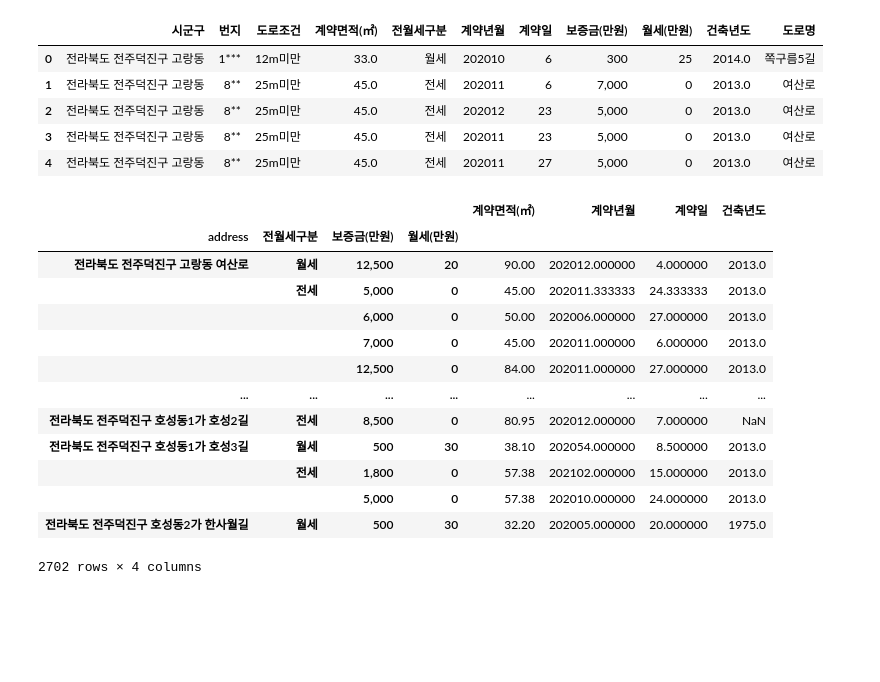
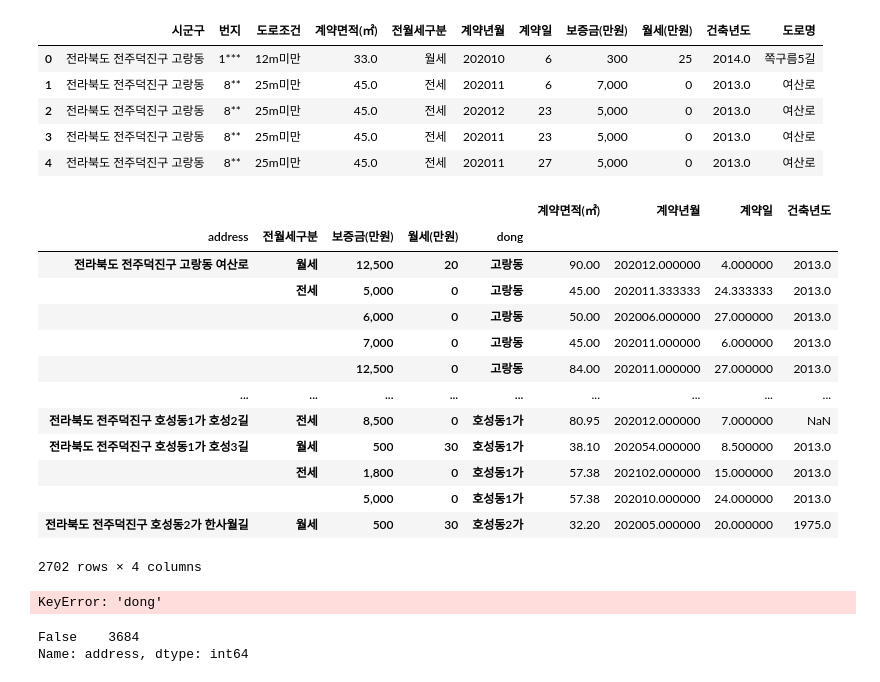
Before and after one commit to good5229/jeonju-contest, a Jupyter notebook: Analysis.ipynb, the cells around one changed output. Cells and saved outputs as stored; diff of their text form; code cells hidden in the pictures; blank space fills up the shorter version.

```diff
--- a/Analysis.ipynb
+++ b/Analysis.ipynb
@@ -615,20 +627,41 @@ deokjin_trade_mono.head()
 | 4 | 전라북도 전주덕진구 고랑동 | 8** | 25m미만 | 45.0 | 전세 | 202011 | 27 | 5,000 | 0 | 2013.0 | 여산로 |
 # %%
 deokjin_trade_mono['address']=deokjin_trade_mono['시군구']+' '+deokjin_trade_mono['도로명']
-deokjin_trade_mono.head()
-deokjin_trade_mono.groupby(['address','전월세구분','보증금(만원)','월세(만원)']).mean()
+deokjin_trade_mono['dong']=deokjin_trade_mono['시군구'].map(lambda x: x.split()[2])
+# deokjin_trade_mono['dong']=deokjin_trade_mono['dong']
+deokjin_trade_mono = deokjin_trade_mono.groupby(['전월세구분','보증금(만원)','월세(만원)', 'dong']).mean()
+deokjin_trade_mono
 # %% [output]
-|  |  |  |  | 계약면적(㎡) | 계약년월 | 계약일 | 건축년도 |
-| address | 전월세구분 | 보증금(만원) | 월세(만원) |  |  |  |  |
-| 전라북도 전주덕진구 고랑동 여산로 | 월세 | 12,500 | 20 | 90.00 | 202012.000000 | 4.000000 | 2013.0 |
-|  | 전세 | 5,000 | 0 | 45.00 | 202011.333333 | 24.333333 | 2013.0 |
-|  |  | 6,000 | 0 | 50.00 | 202006.000000 | 27.000000 | 2013.0 |
-|  |  | 7,000 | 0 | 45.00 | 202011.000000 | 6.000000 | 2013.0 |
-|  |  | 12,500 | 0 | 84.00 | 202011.000000 | 27.000000 | 2013.0 |
-| ... | ... | ... | ... | ... | ... | ... | ... |
-| 전라북도 전주덕진구 호성동1가 호성2길 | 전세 | 8,500 | 0 | 80.95 | 202012.000000 | 7.000000 | NaN |
-| 전라북도 전주덕진구 호성동1가 호성3길 | 월세 | 500 | 30 | 38.10 | 202054.000000 | 8.500000 | 2013.0 |
-|  | 전세 | 1,800 | 0 | 57.38 | 202102.000000 | 15.000000 | 2013.0 |
-|  |  | 5,000 | 0 | 57.38 | 202010.000000 | 24.000000 | 2013.0 |
-| 전라북도 전주덕진구 호성동2가 한사월길 | 월세 | 500 | 30 | 32.20 | 202005.000000 | 20.000000 | 1975.0 |
+|  |  |  |  |  | 계약면적(㎡) | 계약년월 | 계약일 | 건축년도 |
+| address | 전월세구분 | 보증금(만원) | 월세(만원) | dong |  |  |  |  |
+| 전라북도 전주덕진구 고랑동 여산로 | 월세 | 12,500 | 20 | 고랑동 | 90.00 | 202012.000000 | 4.000000 | 2013.0 |
+|  | 전세 | 5,000 | 0 | 고랑동 | 45.00 | 202011.333333 | 24.333333 | 2013.0 |
+|  |  | 6,000 | 0 | 고랑동 | 50.00 | 202006.000000 | 27.000000 | 2013.0 |
+|  |  | 7,000 | 0 | 고랑동 | 45.00 | 202011.000000 | 6.000000 | 2013.0 |
+|  |  | 12,500 | 0 | 고랑동 | 84.00 | 202011.000000 | 27.000000 | 2013.0 |
+| ... | ... | ... | ... | ... | ... | ... | ... | ... |
+| 전라북도 전주덕진구 호성동1가 호성2길 | 전세 | 8,500 | 0 | 호성동1가 | 80.95 | 202012.000000 | 7.000000 | NaN |
+| 전라북도 전주덕진구 호성동1가 호성3길 | 월세 | 500 | 30 | 호성동1가 | 38.10 | 202054.000000 | 8.500000 | 2013.0 |
+|  | 전세 | 1,800 | 0 | 호성동1가 | 57.38 | 202102.000000 | 15.000000 | 2013.0 |
+|  |  | 5,000 | 0 | 호성동1가 | 57.38 | 202010.000000 | 24.000000 | 2013.0 |
+| 전라북도 전주덕진구 호성동2가 한사월길 | 월세 | 500 | 30 | 호성동2가 | 32.20 | 202005.000000 | 20.000000 | 1975.0 |
 2702 rows × 4 columns
+# %%
+key = "7F8A26C5-7C0A-318B-A521-FE1AA35942DB"
+location_arr = set("전북 전주시 "+deokjin_trade_mono['dong'].values)
+location_xy = []
+for location in location_arr:
+    response = requests.get(f"http://api.vworld.kr/req/address?service=address&request=getCoord&key={key}&address={location}&type=ROAD")
+    if 'result' in response.json()['response']:
+        x= float(response.json()['response']['result']['point']['x'])
+        y = float(response.json()['response']['result']['point']['y'])
+        if [location,x,y] not in location_xy:
+            location_xy.append([location,x,y])
+location_xy
+# %% [output]
+KeyError: 'dong'
+# %%
+deokjin_trade_mono['address'].isin(['고랑동']).value_counts()
+# %% [output]
+False    3684
+Name: address, dtype: int64
```
Also changed, not shown: parts of 4 cells of this notebook, 3 other files.
